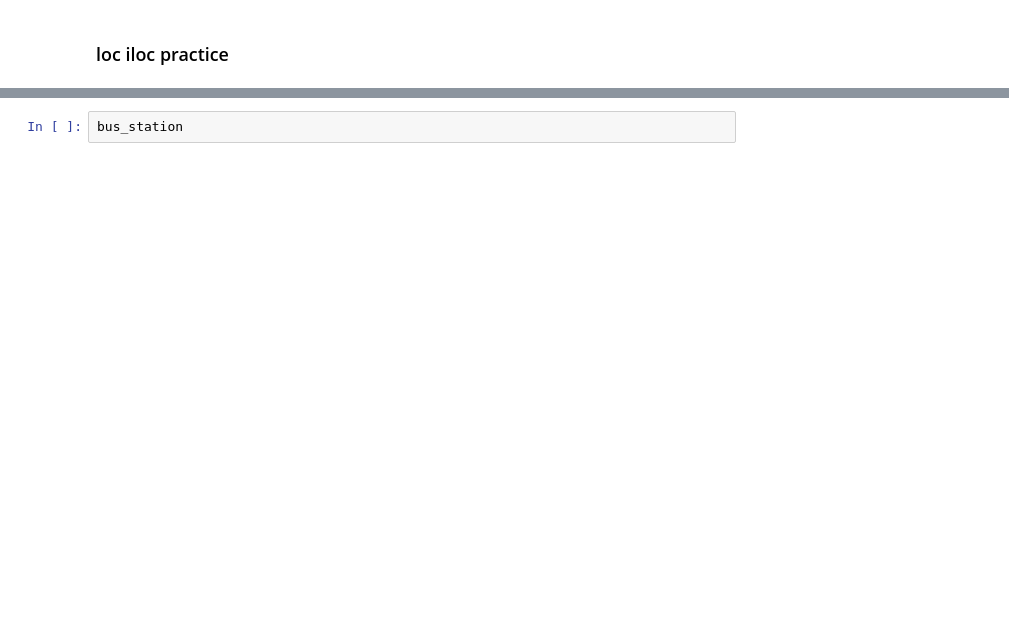
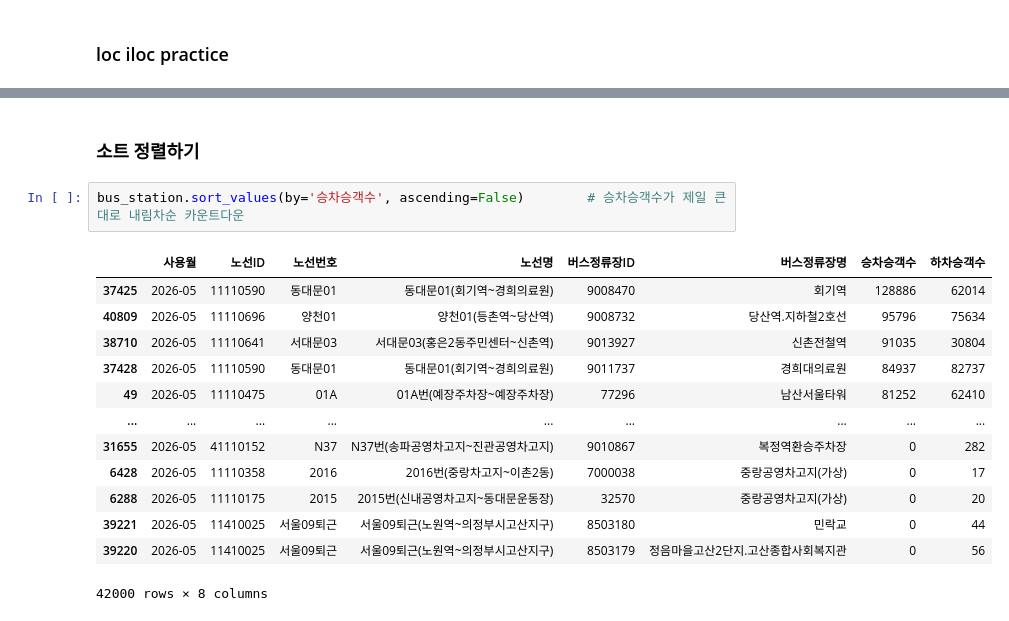
Before and after one commit to hslcrb/kw-competition-practice, a Jupyter notebook: 20260704-토요실습1.ipynb, the cells around one changed output, grey strips where cells are left out. Saved outputs shown, nothing was run; the diff lists cells and outputs as text; blank space fills up the shorter version.

```diff
--- a/20260704-토요실습1.ipynb
+++ b/20260704-토요실습1.ipynb
@@ -142,2 +142,18 @@ bus_station.loc[0:4, '버스정류장명':'하차승객수']
+# %% [markdown]
+### 소트 정렬하기
 # %%
-bus_station
+bus_station.sort_values(by='승차승객수', ascending=False)        # 승차승객수가 제일 큰 대로 내림차순 카운트다운
+# %% [output]
+|  | 사용월 | 노선ID | 노선번호 | 노선명 | 버스정류장ID | 버스정류장명 | 승차승객수 | 하차승객수 |
+| 37425 | 2026-05 | 11110590 | 동대문01 | 동대문01(회기역~경희의료원) | 9008470 | 회기역 | 128886 | 62014 |
+| 40809 | 2026-05 | 11110696 | 양천01 | 양천01(등촌역~당산역) | 9008732 | 당산역.지하철2호선 | 95796 | 75634 |
+| 38710 | 2026-05 | 11110641 | 서대문03 | 서대문03(홍은2동주민센터~신촌역) | 9013927 | 신촌전철역 | 91035 | 30804 |
+| 37428 | 2026-05 | 11110590 | 동대문01 | 동대문01(회기역~경희의료원) | 9011737 | 경희대의료원 | 84937 | 82737 |
+| 49 | 2026-05 | 11110475 | 01A | 01A번(예장주차장~예장주차장) | 77296 | 남산서울타워 | 81252 | 62410 |
+| ... | ... | ... | ... | ... | ... | ... | ... | ... |
+| 31655 | 2026-05 | 41110152 | N37 | N37번(송파공영차고지~진관공영차고지) | 9010867 | 복정역환승주차장 | 0 | 282 |
+| 6428 | 2026-05 | 11110358 | 2016 | 2016번(중랑차고지~이촌2동) | 7000038 | 중랑공영차고지(가상) | 0 | 17 |
+| 6288 | 2026-05 | 11110175 | 2015 | 2015번(신내공영차고지~동대문운동장) | 32570 | 중랑공영차고지(가상) | 0 | 20 |
+| 39221 | 2026-05 | 11410025 | 서울09퇴근 | 서울09퇴근(노원역~의정부시고산지구) | 8503180 | 민락교 | 0 | 44 |
+| 39220 | 2026-05 | 11410025 | 서울09퇴근 | 서울09퇴근(노원역~의정부시고산지구) | 8503179 | 정음마을고산2단지.고산종합사회복지관 | 0 | 56 |
+42000 rows × 8 columns
```
Also changed, not shown: parts of 15 cells of this notebook.
